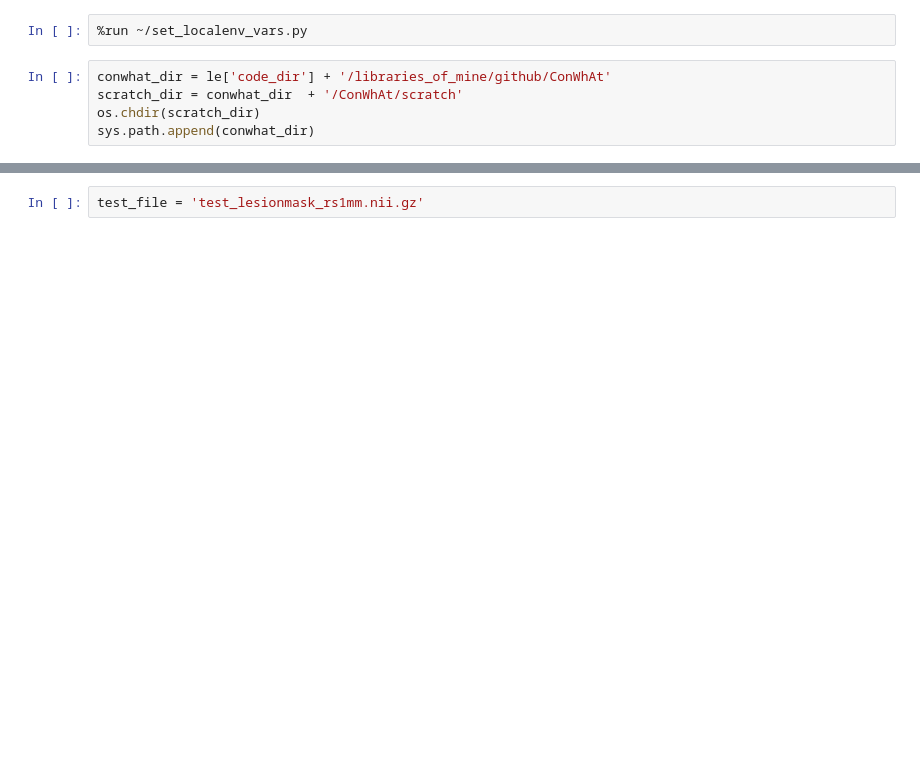
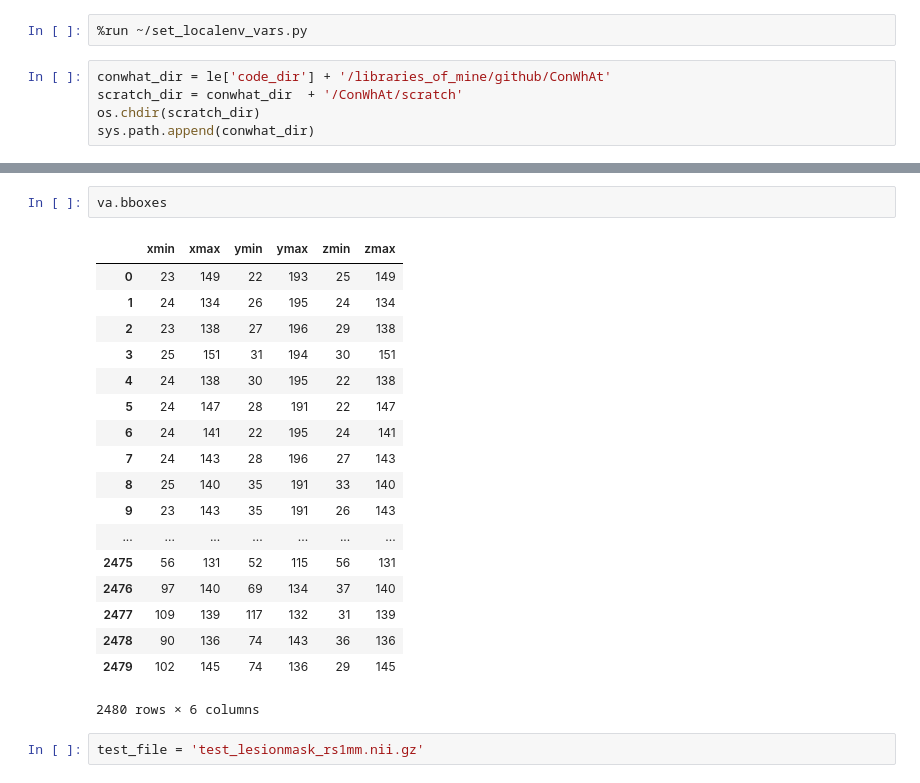
Before and after one commit to JohnGriffiths/ConWhAt_OLD, a Jupyter notebook: ConWhAt/scratch/tempfile.ipynb, the cells around one changed output, grey strips where cells are left out. Cells and saved outputs as stored; diff of their text form; blank space fills up the shorter version.

```diff
--- a/ConWhAt/scratch/tempfile.ipynb
+++ b/ConWhAt/scratch/tempfile.ipynb
@@ -24,2 +44,23 @@ va.at_dir = at_dir
+# %%
+va.bboxes
+# %% [output]
+|  | xmin | xmax | ymin | ymax | zmin | zmax |
+| 0 | 23 | 149 | 22 | 193 | 25 | 149 |
+| 1 | 24 | 134 | 26 | 195 | 24 | 134 |
+| 2 | 23 | 138 | 27 | 196 | 29 | 138 |
+| 3 | 25 | 151 | 31 | 194 | 30 | 151 |
+| 4 | 24 | 138 | 30 | 195 | 22 | 138 |
+| 5 | 24 | 147 | 28 | 191 | 22 | 147 |
+| 6 | 24 | 141 | 22 | 195 | 24 | 141 |
+| 7 | 24 | 143 | 28 | 196 | 27 | 143 |
+| 8 | 25 | 140 | 35 | 191 | 33 | 140 |
+| 9 | 23 | 143 | 35 | 191 | 26 | 143 |
+| ... | ... | ... | ... | ... | ... | ... |
+| 2475 | 56 | 131 | 52 | 115 | 56 | 131 |
+| 2476 | 97 | 140 | 69 | 134 | 37 | 140 |
+| 2477 | 109 | 139 | 117 | 132 | 31 | 139 |
+| 2478 | 90 | 136 | 74 | 143 | 36 | 136 |
+| 2479 | 102 | 145 | 74 | 136 | 29 | 145 |
+2480 rows × 6 columns
 # %%
 test_file = 'test_lesionmask_rs1mm.nii.gz'
```
Also changed, not shown: parts of 35 cells of this notebook.
